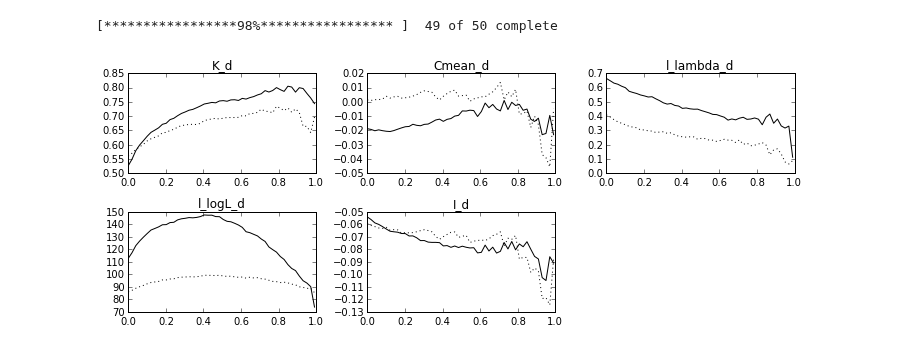
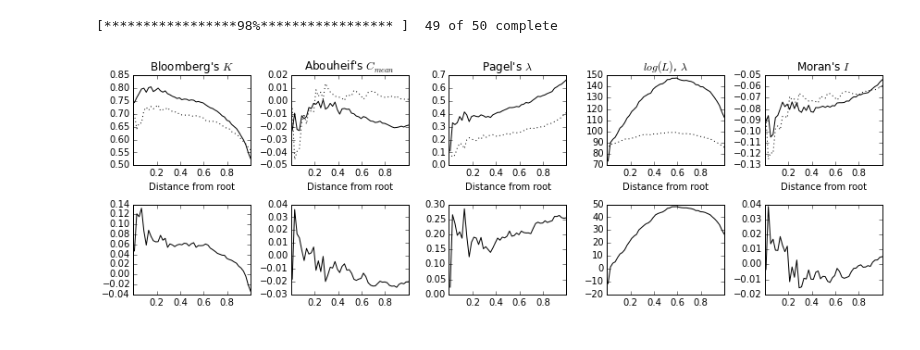
Before and after one commit to ryneches/fishpoo, a Jupyter notebook: CoSpeciation.ipynb, the cells around one changed output. Drawn from its saved outputs; the diff is of its cells as text; code cells hidden in the pictures.

```diff
--- a/CoSpeciation.ipynb
+++ b/CoSpeciation.ipynb
@@ -168,28 +168,32 @@ for n,treelevel in enumerate(np.linspace(0.0,0.99,50)) :
 # %% [output]
 [*****************98%***************** ]  49 of 50 complete
 # %%
-figure(figsize=(10, 4))
+figure(figsize=(12, 4))
 
 # this is dumb, but sadly necessary
 def newsum( x ) :
     total = 0
     for i in x :
         if np.isfinite(i) : total += i
     return total
 
-for i,d,r in [ (1, 'K_d', 'K_r'),
-               (2, 'Cmean_d', 'Cmean_r'),
-               (3, 'l_lambda_d', 'l_lambda_r'),
-               (4, 'l_logL_d', 'l_logL_r'),
-               (5, 'I_d', 'I_r') ] :
-    subplot(2,3,i)
-    plot( map(lambda x: x['treelevel'], tree_scan),
-          map( lambda x: newsum(x[d])/len(x['groups']), tree_scan ),
-          linestyle='-', color='black')
-    plot( map(lambda x: x['treelevel'], tree_scan),
-          map( lambda x: newsum(x[r])/len(x['groups']), tree_scan ),
-          linestyle=':', color='black')
-    title(d)
+for i,d,r,t in [ (1, 'K_d', 'K_r', r"Bloomberg's $K$"),
+                 (2, 'Cmean_d', 'Cmean_r', r"Abouheif's $C_{mean}$"),
+                 (3, 'l_lambda_d', 'l_lambda_r', r"Pagel's $\lambda$"),
+                 (4, 'l_logL_d', 'l_logL_r', r"$log(L)$, $\lambda$"),
+                 (5, 'I_d', 'I_r', r"Moran's $I$") ] :
+    psignal_data = np.array( map( lambda x: newsum(x[d])/len(x['groups']), tree_scan ) )
+    psignal_rand = np.array( map( lambda x: newsum(x[r])/len(x['groups']), tree_scan ) )
+    treelevels   = np.array( map( lambda x: x['treelevel'], tree_scan ) )
+    subplot(2,5,i)
+    plot( 1 - treelevels, psignal_data, linestyle='-', color='black' )
+    plot( 1 - treelevels, psignal_rand, linestyle=':', color='black' )
+    xticks([0.2,0.4,0.6,0.8])
+    xlabel('Distance from root')
+    title(t)
+    subplot(2,5,i+5)
+    plot( 1 - treelevels, psignal_data - psignal_rand, linestyle='-', color='black')
+    xticks([0.2,0.4,0.6,0.8])
 tight_layout()
 # %% [output]
-[figure, old version]
+[figure, new version]
```
Also changed, not shown: parts of 8 cells of this notebook.
